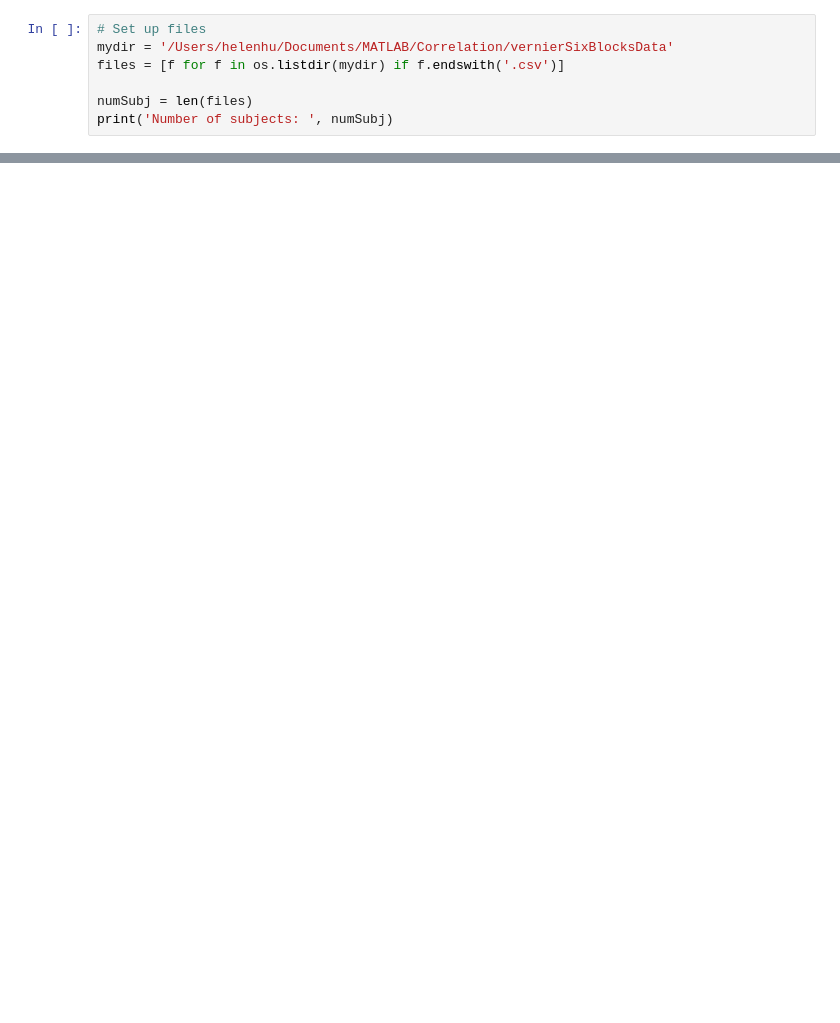
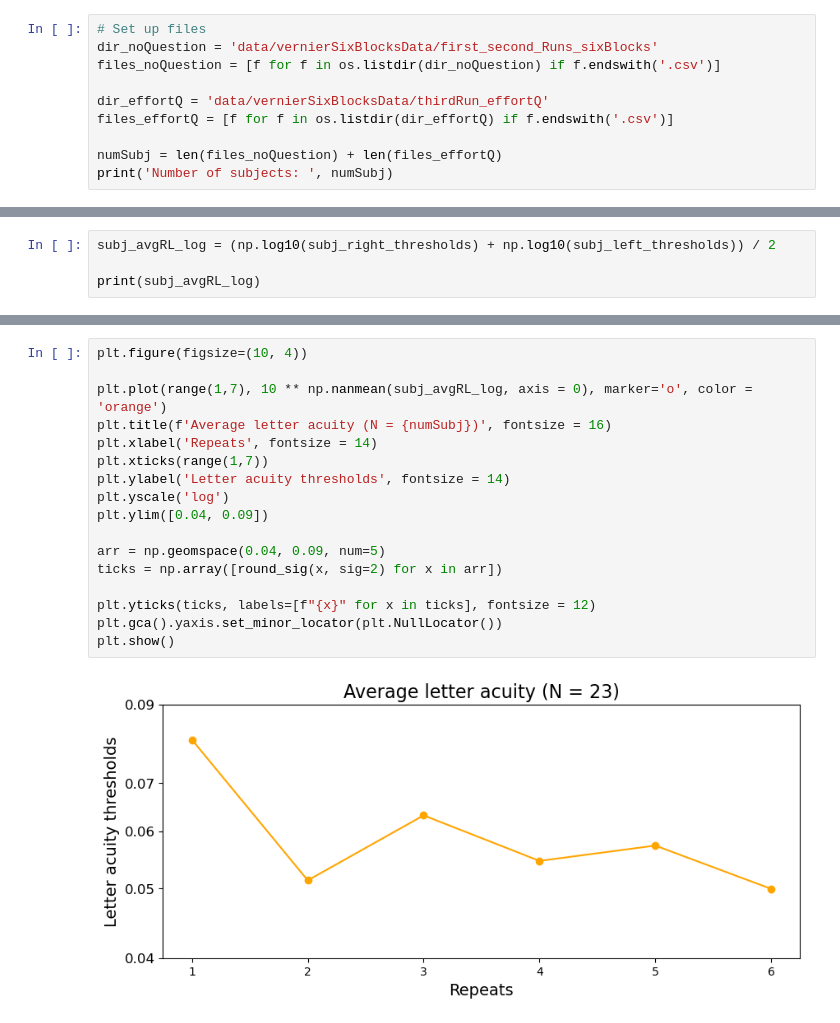
Before and after one commit to fh986/crowding-individual-difference, a Jupyter notebook: Variance_Vernier_Acuity.ipynb, the cells around one changed output, grey strips where cells are left out. Cells and saved outputs as stored; diff of their text form; blank space fills up the shorter version.

```diff
--- a/Variance_Vernier_Acuity.ipynb
+++ b/Variance_Vernier_Acuity.ipynb
@@ -6,8 +7,11 @@ import matplotlib.pyplot as plt
 # %%
 # Set up files
-mydir = '/Users/helenhu/Documents/MATLAB/Correlation/vernierSixBlocksData'
-files = [f for f in os.listdir(mydir) if f.endswith('.csv')]
+dir_noQuestion = 'data/vernierSixBlocksData/first_second_Runs_sixBlocks'
+files_noQuestion = [f for f in os.listdir(dir_noQuestion) if f.endswith('.csv')]
 
-numSubj = len(files)
+dir_effortQ = 'data/vernierSixBlocksData/thirdRun_effortQ'
+files_effortQ = [f for f in os.listdir(dir_effortQ) if f.endswith('.csv')]
+
+numSubj = len(files_noQuestion) + len(files_effortQ)
 print('Number of subjects: ', numSubj)
 # %% [output]
@@ -128,0 +245,4 @@ print(across_individuals_variance)
+# %%
+subj_avgRL_log = (np.log10(subj_right_thresholds) + np.log10(subj_left_thresholds)) / 2
+
+print(subj_avgRL_log)
@@ -128,0 +267,19 @@ print(across_individuals_variance)
+# %%
+plt.figure(figsize=(10, 4))
+
+plt.plot(range(1,7), 10 ** np.nanmean(subj_avgRL_log, axis = 0), marker='o', color = 'orange')
+plt.title(f'Average letter acuity (N = {numSubj})', fontsize = 16)
+plt.xlabel('Repeats', fontsize = 14)
+plt.xticks(range(1,7))
+plt.ylabel('Letter acuity thresholds', fontsize = 14)
+plt.yscale('log')
+plt.ylim([0.04, 0.09])
+
+arr = np.geomspace(0.04, 0.09, num=5)
+ticks = np.array([round_sig(x, sig=2) for x in arr])
+
+plt.yticks(ticks, labels=[f"{x}" for x in ticks], fontsize = 12)
+plt.gca().yaxis.set_minor_locator(plt.NullLocator())
+plt.show()
+# %% [output]
+[figure, added]
```
Also changed, not shown: parts of 15 cells of this notebook, 1 other file.
